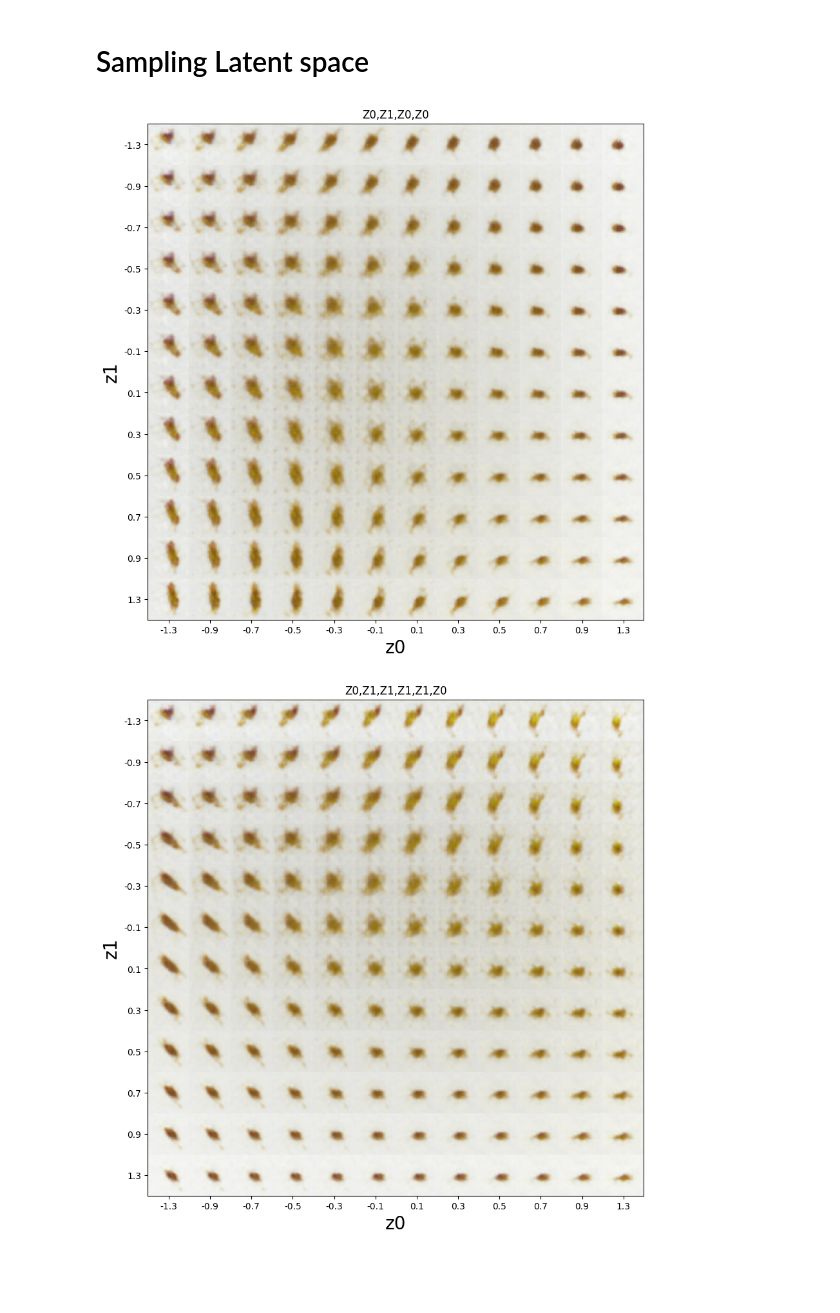
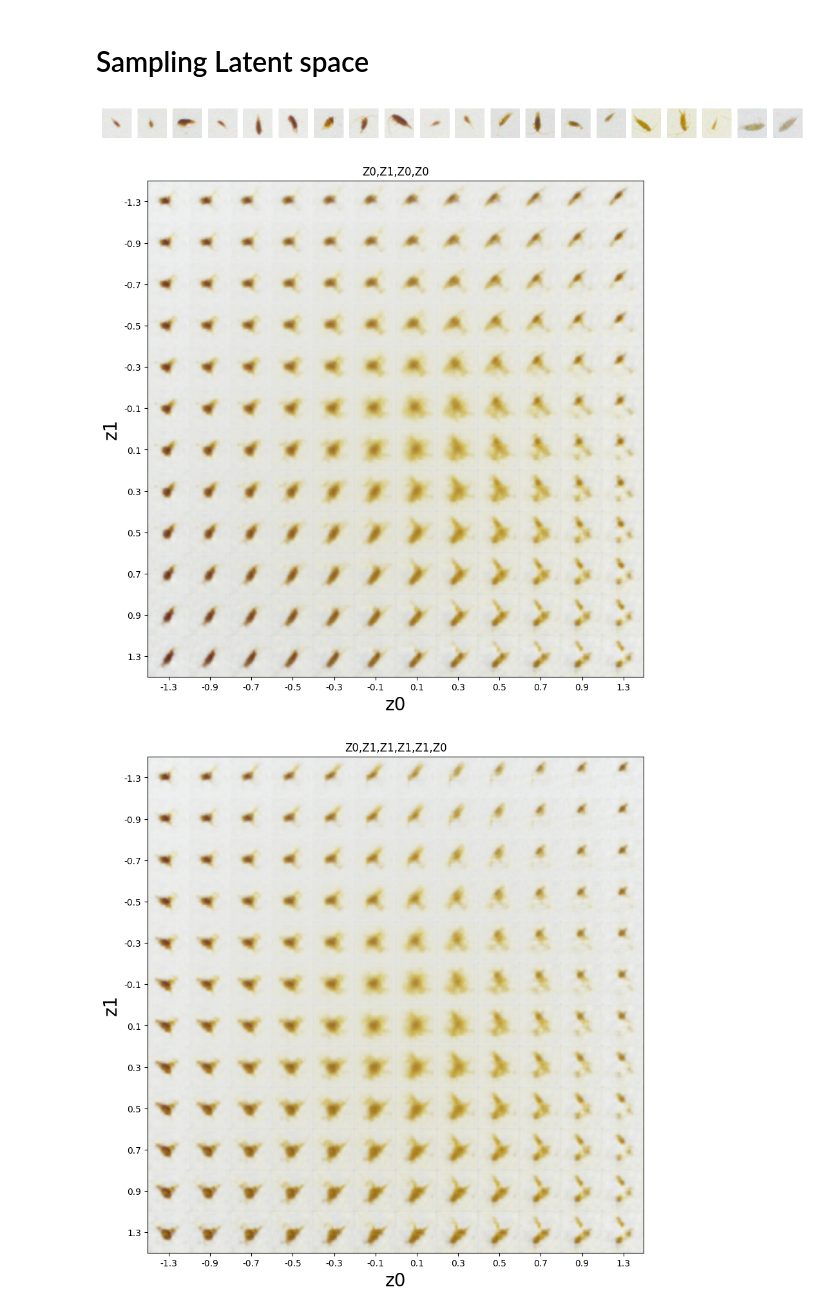
Before and after one commit to Pwhsky/copepod-image-analysis, a Jupyter notebook: vae/copepod_vae.ipynb, the cells around one changed output. Drawn from its saved outputs; the diff is of its cells as text; code cells hidden in the pictures; blank space fills up the shorter version.

Commit message:
Now made working data-loader, and expanded test dataset. 16 dim latent space looks good

```diff
--- a/vae/copepod_vae.ipynb
+++ b/vae/copepod_vae.ipynb
@@ -6,8 +5,9 @@ import cv2
 # %% [markdown]
 # Images from dataset
 # %%
-load_data = np.load('copepod_crops.npz')
+load_data      = np.load('training_data.npz')
 training_images = [load_data[file] for file in load_data.files]
+
 num_images = len(training_images)
 fig, axs = plt.subplots(1, num_images, figsize=(15, 5))
 for i, image in enumerate(training_images):
@@ -32,7 +31,7 @@ import torch.nn as nn
 channel_param  = [48*2,48*2]
 input_dims     = np.shape(training_images[0])
 color_channels = input_dims[-1]
-latent_size    = 6
+latent_size    = 16
 red_dims       = [int(latent_size / ( 2 **len(channel_param))) for latent_size in input_dims]
 
 #Encoder:
@@ -93,15 +92,15 @@ random_crop = dt.Value(lambda: random.choice(training_images))
 image_pipeline = (
     dt.Value(random_crop)
     >> dt.NormalizeMinMax()
-    >> dt.FlipLR(lambda: random.uniform(0,0.5))
-    >> dt.FlipUD(lambda: random.uniform(0,0.5))
-    >> dt.FlipDiagonal(lambda: random.uniform(0,0.5))
+    >> dt.FlipLR(lambda: random.uniform(0,0.4))
+    >> dt.FlipUD(lambda: random.uniform(0,0.4))
+    >> dt.FlipDiagonal(lambda: random.uniform(0,0.4))
     >> dt.MoveAxis(2,0)
     >> dt.pytorch.ToTensor(dtype=torch.float)
 )
 
-train_dataset = dt.pytorch.Dataset(image_pipeline & image_pipeline,length=200)
-train_loader  = DataLoader(train_dataset,batch_size=20,shuffle=True,num_workers=5)
+train_dataset = dt.pytorch.Dataset(image_pipeline & image_pipeline,length=100)
+train_loader  = DataLoader(train_dataset,batch_size=20,shuffle=True,num_workers=6)
 # %% [markdown]
 # Training
 # %%
@@ -137,7 +136,7 @@ z1_grid = Normal(0, 1).icdf(torch.linspace(0.1, 0.9, img_num))
 image = np.zeros((img_num * img_size, img_num * img_size,3))
 for i0, z0 in enumerate(z0_grid):
     for i1, z1 in enumerate(z1_grid):
-        z=torch.stack((z0,z1,z0,z0,z1,z0)).unsqueeze(0)
+        z=torch.stack((z0,z1,z0,z0,z0,z1,z0,z0,z1,z1,z0,z1,z0,z0,z1,z1)).unsqueeze(0)
         generated_image = vae.decode(z).clone().detach().numpy()
         generated_image = generated_image.transpose(0, 2, 3, 1).squeeze()
 
@@ -163,34 +162,35 @@ plt.ylabel("z1", fontsize=20)
 plt.show()
 
 
 
 image = np.zeros((img_num * img_size, img_num * img_size,3))
 for i0, z0 in enumerate(z0_grid):
     for i1, z1 in enumerate(z1_grid):
-        z=torch.stack((z0,z1,z1,z1,z1,z0)).unsqueeze(0)
+        z=torch.stack((z0,z1,z0,z0,z0,z1,z0,z1,z0,z1,z0,z1,z0,z1,z0,z1)).unsqueeze(0)
         generated_image = vae.decode(z).clone().detach().numpy()
         generated_image = generated_image.transpose(0, 2, 3, 1).squeeze()
         image[
             i1 * img_size : (i1 + 1) * img_size,
             i0 * img_size : (i0 + 1) * img_size,
             :
         ] = generated_image
 
 plt.figure(figsize=(10, 10))
 plt.title("Z0,Z1,Z1,Z1,Z1,Z0")
 plt.imshow(image, cmap="gray")
 plt.xticks(
 np.arange(0.5 * img_size, (0.5 + img_num) * img_size, img_size),
 np.round(z0_grid.numpy(), 1),
 )
 plt.yticks(
 np.arange(0.5 * img_size, (0.5 + img_num) * img_size, img_size),
 np.round(z1_grid.numpy(), 1),
 )
 plt.xlabel("z0", fontsize=20)
 plt.ylabel("z1", fontsize=20)
 plt.show()
 # %% [output]
-[figure, old version]
+[figure, new version]
-[figure, old version]
+[figure, new version]
+[figure, added]
 # %% [markdown]
```
Also changed, not shown: parts of 7 cells of this notebook, 56 other files.
